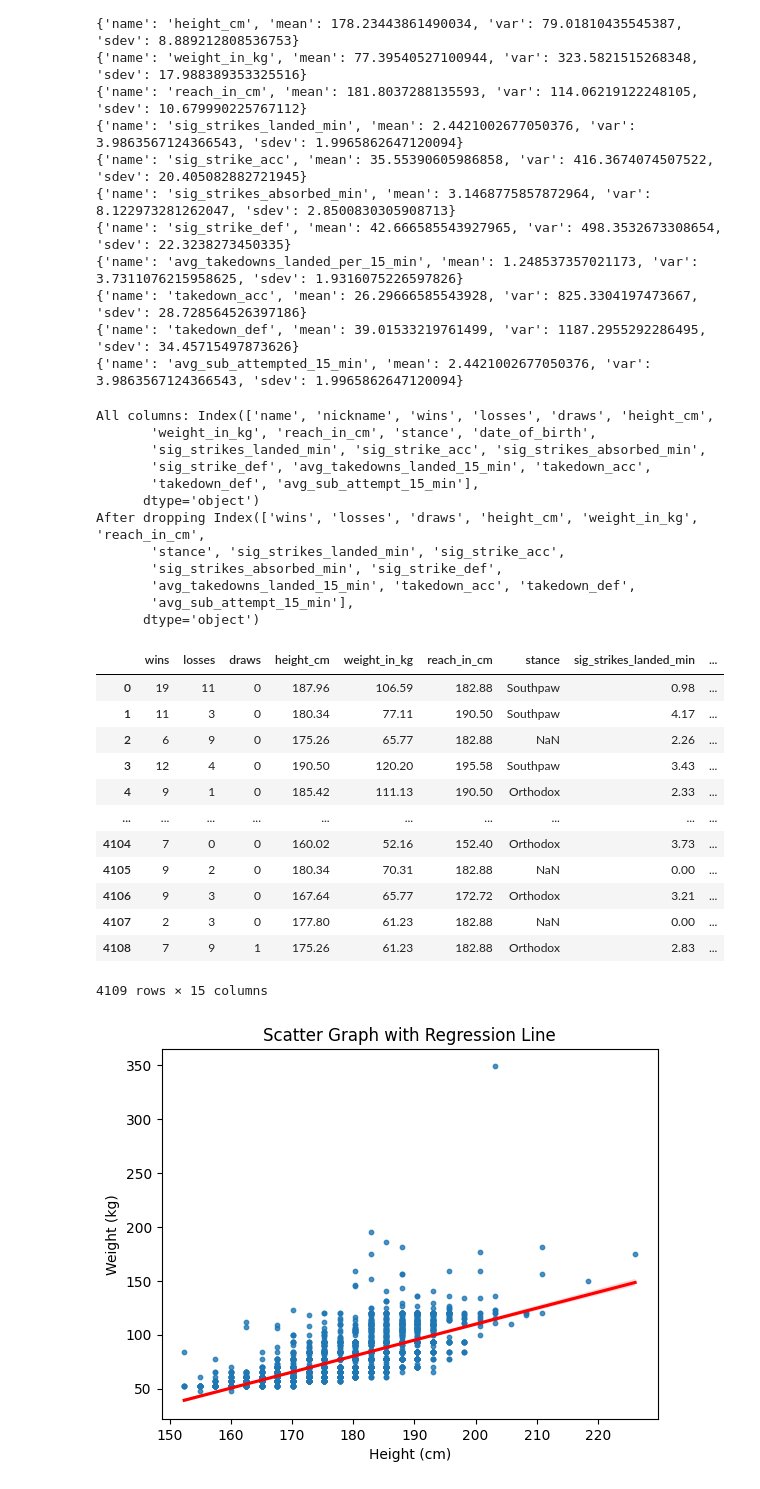
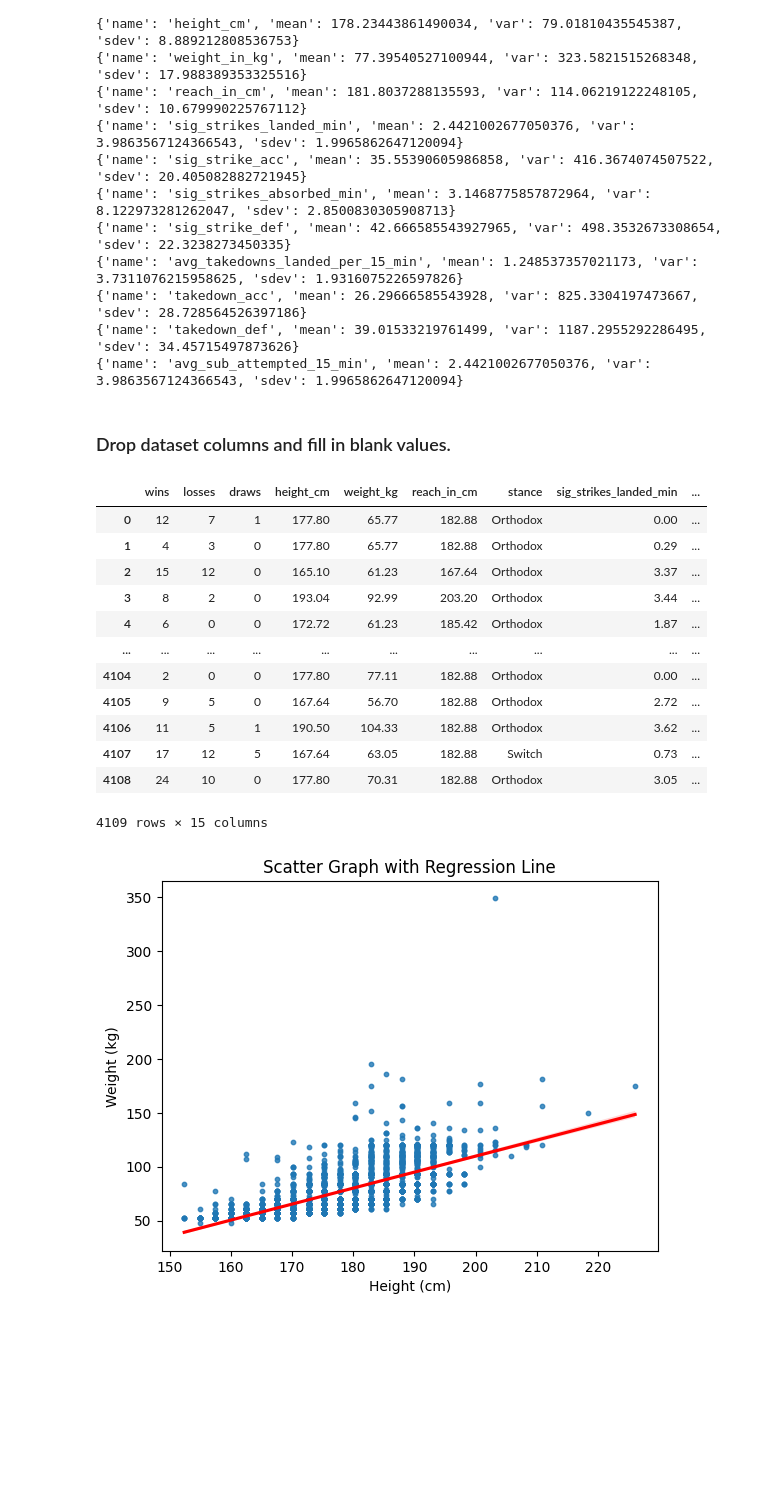
Before and after one commit to ImtiazAli1/INM701, a Jupyter notebook: cw.ipynb, the cells around one changed output. Drawn from its saved outputs; the diff is of its cells as text; code cells hidden in the pictures; blank space fills up the shorter version.

```diff
--- a/cw.ipynb
+++ b/cw.ipynb
@@ -113,65 +113,51 @@ for field in fields:
 {'name': 'takedown_acc', 'mean': 26.29666585543928, 'var': 825.3304197473667, 'sdev': 28.728564526397186}
 {'name': 'takedown_def', 'mean': 39.01533219761499, 'var': 1187.2955292286495, 'sdev': 34.45715497873626}
 {'name': 'avg_sub_attempted_15_min', 'mean': 2.4421002677050376, 'var': 3.9863567124366543, 'sdev': 1.9965862647120094}
+# %% [markdown]
+### Drop dataset columns and fill in blank values.
 # %%
 import os
 import pandas as pd
 import numpy as np
 
 path = "."
 
 filename_read = os.path.join(path, "ufcfightstats.csv")
 df = pd.read_csv(filename_read, na_values=['NA', '?'])
 
 
 # Get a list of all numeric columns in the DataFrame
 numeric_columns = df.select_dtypes(include=['number']).columns
 
 # Apply median imputation to all numeric columns
 df[numeric_columns] = df[numeric_columns].apply(lambda x: x.fillna(x.median()))
-
-# Check the exact column names
-print("All columns:", df.columns)
-
+df = df.apply(lambda col: col.fillna(col.mode()[0]) if col.dtype == 'O' else col, axis=0)
 columns_to_drop = ['name', 'nickname','date_of_birth']
 
 # Drop columns if they exist
 for column_to_drop in columns_to_drop:
     if column_to_drop in df.columns:
         df.drop(column_to_drop, axis=1, inplace=True)
     else:
         print(f"Column '{column_to_drop}' not found in DataFrame.")
-print(f"After dropping {df.columns}")
 
 df = df.reindex(np.random.permutation(df.index))
 df.reset_index(inplace=True, drop=True)
 df
 # %% [output]
+|  | wins | losses | draws | height_cm | weight_kg | reach_in_cm | stance | sig_strikes_landed_min | ... |
+| 0 | 12 | 7 | 1 | 177.80 | 65.77 | 182.88 | Orthodox | 0.00 | ... |
+| 1 | 4 | 3 | 0 | 177.80 | 65.77 | 182.88 | Orthodox | 0.29 | ... |
+| 2 | 15 | 12 | 0 | 165.10 | 61.23 | 167.64 | Orthodox | 3.37 | ... |
+| 3 | 8 | 2 | 0 | 193.04 | 92.99 | 203.20 | Orthodox | 3.44 | ... |
+| 4 | 6 | 0 | 0 | 172.72 | 61.23 | 185.42 | Orthodox | 1.87 | ... |
+| ... | ... | ... | ... | ... | ... | ... | ... | ... | ... |
+| 4104 | 2 | 0 | 0 | 177.80 | 77.11 | 182.88 | Orthodox | 0.00 | ... |
+| 4105 | 9 | 5 | 0 | 167.64 | 56.70 | 182.88 | Orthodox | 2.72 | ... |
+| 4106 | 11 | 5 | 1 | 190.50 | 104.33 | 182.88 | Orthodox | 3.62 | ... |
+| 4107 | 17 | 12 | 5 | 167.64 | 63.05 | 182.88 | Switch | 0.73 | ... |
+| 4108 | 24 | 10 | 0 | 177.80 | 70.31 | 182.88 | Orthodox | 3.05 | ... |
-All columns: Index(['name', 'nickname', 'wins', 'losses', 'draws', 'height_cm',
-       'weight_in_kg', 'reach_in_cm', 'stance', 'date_of_birth',
-       'sig_strikes_landed_min', 'sig_strike_acc', 'sig_strikes_absorbed_min',
-       'sig_strike_def', 'avg_takedowns_landed_15_min', 'takedown_acc',
-       'takedown_def', 'avg_sub_attempt_15_min'],
-      dtype='object')
-After dropping Index(['wins', 'losses', 'draws', 'height_cm', 'weight_in_kg', 'reach_in_cm',
-       'stance', 'sig_strikes_landed_min', 'sig_strike_acc',
-       'sig_strikes_absorbed_min', 'sig_strike_def',
-       'avg_takedowns_landed_15_min', 'takedown_acc', 'takedown_def',
-       'avg_sub_attempt_15_min'],
-      dtype='object')
+4109 rows × 15 columns
-|  | wins | losses | draws | height_cm | weight_in_kg | reach_in_cm | stance | sig_strikes_landed_min | ... |
-| 0 | 19 | 11 | 0 | 187.96 | 106.59 | 182.88 | Southpaw | 0.98 | ... |
-| 1 | 11 | 3 | 0 | 180.34 | 77.11 | 190.50 | Southpaw | 4.17 | ... |
-| 2 | 6 | 9 | 0 | 175.26 | 65.77 | 182.88 | NaN | 2.26 | ... |
-| 3 | 12 | 4 | 0 | 190.50 | 120.20 | 195.58 | Southpaw | 3.43 | ... |
-| 4 | 9 | 1 | 0 | 185.42 | 111.13 | 190.50 | Orthodox | 2.33 | ... |
-| ... | ... | ... | ... | ... | ... | ... | ... | ... | ... |
-| 4104 | 7 | 0 | 0 | 160.02 | 52.16 | 152.40 | Orthodox | 3.73 | ... |
-| 4105 | 9 | 2 | 0 | 180.34 | 70.31 | 182.88 | NaN | 0.00 | ... |
-| 4106 | 9 | 3 | 0 | 167.64 | 65.77 | 172.72 | Orthodox | 3.21 | ... |
-| 4107 | 2 | 3 | 0 | 177.80 | 61.23 | 182.88 | NaN | 0.00 | ... |
-| 4108 | 7 | 9 | 1 | 175.26 | 61.23 | 182.88 | Orthodox | 2.83 | ... |
-4109 rows × 15 columns
 # %%
 import os
 import pandas as pd
```
